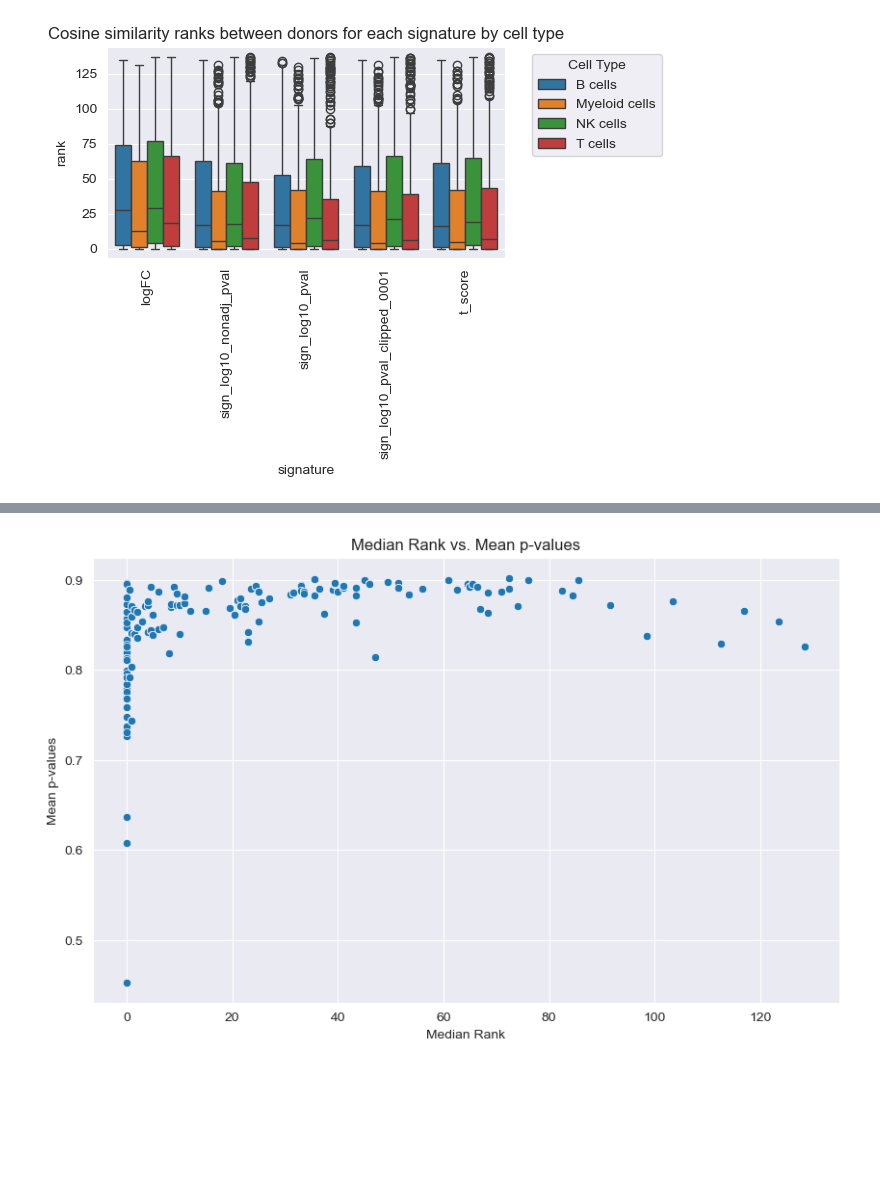
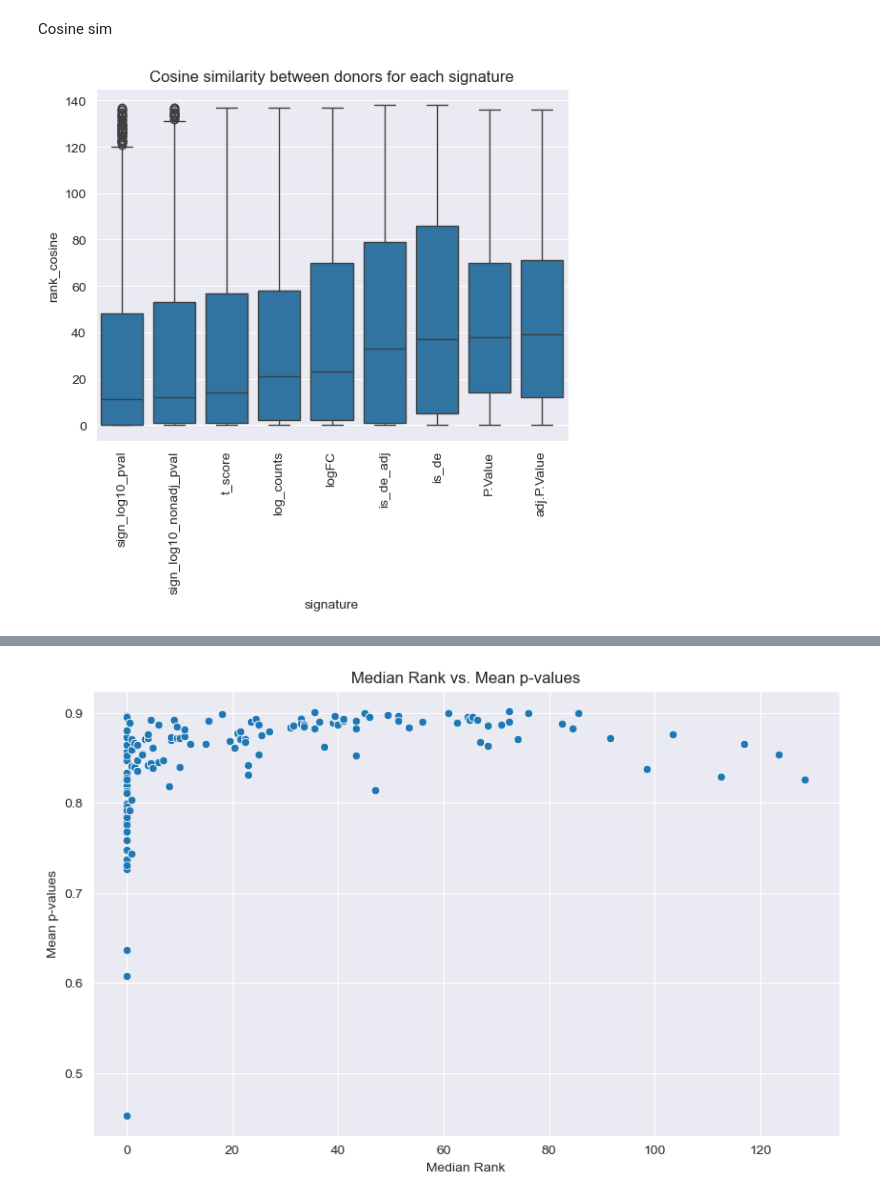
Before and after one commit to theislab/task-dge-perturbation-prediction-analysis, a Jupyter notebook: representation_analysis/representation_analysis.ipynb, the cells around one changed output, grey strips where cells are left out. Cells and saved outputs as stored; diff of their text form; code cells hidden in the pictures; blank space fills up the shorter version.

```diff
--- a/representation_analysis/representation_analysis.ipynb
+++ b/representation_analysis/representation_analysis.ipynb
@@ -33,7 +40,17 @@ def de_to_t_score(de):
     p_value = 10 ** (-np.abs(de))
     return - norm.ppf(p_value / 2) * np.sign(de)
 # %%
-adata.layers['t_score'] = de_to_t_score(adata.layers['sign_log10_pval'])
+adata.layers['t_score'] = de_to_t_score(adata.layers['sign_log10_nonadj_pval'])
+# %%
+def calculate_mse(single_data, multiple_data):
+    squared_diffs = (single_data - multiple_data) ** 2
+    mse_results = np.mean(squared_diffs, axis=1)
+    return np.expand_dims(mse_results, axis=0)
+# %%
+def calculate_mae(single_data, multiple_data):
+    abs_diffs = np.abs(single_data - multiple_data)
+    mae_results = np.mean(abs_diffs, axis=1)
+    return np.expand_dims(mae_results, axis=0)
 # %%
 ranks = {
     'signature': [],
@@ -41,7 +58,9 @@ ranks = {
     'donor_id_1': [],
     'donor_id_2': [],
     'sm_name': [],
-    'rank': [],
+    'rank_cosine': [],
+    'rank_mae': [],
+    'rank_mse': []
 }
 
 # Iterate over each layer (signature) to calculate cosine similarities
@@ -66,17 +85,26 @@ for signature in adata.layers.keys():
                     continue
                 # get index of sm_name in donor_data_2
                 idx = np.where(donor_data_2.obs['sm_name'] == sm_name)[0][0]
+                data1 = donor_data_1[donor_data_1.obs['sm_name'] == sm_name].layers[signature].astype(float)
+                data2 = donor_data_2.layers[signature].astype(float)
                 cosine_similarity = pairwise.cosine_similarity(
-                    donor_data_1[donor_data_1.obs['sm_name'] == sm_name].layers[signature],
-                    donor_data_2.layers[signature]
+                    data1,
+                    data2
                 )
-                rank = np.where(np.argsort(-cosine_similarity) == idx)[1][0]
+                # pairwise MAE
+                mae = calculate_mae(data1, data2)
+                mse = calculate_mse(data1, data2)
+                rank_cosine = np.where(np.argsort(-cosine_similarity) == idx)[1][0]
+                rank_mae = np.where(np.argsort(mae) == idx)[1][0]
+                rank_mse = np.where(np.argsort(mse) == idx)[1][0]
                 ranks['signature'].append(signature)
                 ranks['cell_type'].append(cell_type)
                 ranks['donor_id_1'].append(donor_id_1)
                 ranks['donor_id_2'].append(donor_id_2)
                 ranks['sm_name'].append(sm_name)
-                ranks['rank'].append(rank)
+                ranks['rank_cosine'].append(rank_cosine)
+                ranks['rank_mae'].append(rank_mae)
+                ranks['rank_mse'].append(rank_mse)
 
 # Convert ranks to DataFrame for easier manipulation and output
 ranks_df = pd.DataFrame(ranks)
@@ -109,10 +120,0 @@ ranks_df_subset = ranks_df[ranks_df['signature'].isin(['sign_log10_pval', 't_sco
-# %%
-# same but per cell type, donor and sm_name
-sns.boxplot(data=ranks_df_subset, x='signature', y='rank', hue='cell_type')
-plt.xticks(rotation=90)  # Rotate the x-axis labels for better readability
-plt.title('Cosine similarity ranks between donors for each signature by cell type')
-plt.legend(title='Cell Type', bbox_to_anchor=(1.05, 1), loc='upper left')  # Move the legend outside of the plot
-plt.tight_layout()  # Adjust the layout to make room for the legend
-plt.show()
-# %% [output]
-[figure, removed]
@@ -121,0 +121,10 @@ plt.show()
+# %% [markdown]
+Cosine sim
+# %%
+ordered_signatures = ranks_df.groupby('signature')['rank_cosine'].median().sort_values().index
+sns.boxplot(data=ranks_df, x='signature', y='rank_cosine', order=ordered_signatures)
+plt.xticks(rotation=90)
+plt.title('Cosine similarity between donors for each signature')
+plt.show()
+# %% [output]
+[figure, added]
```
Also changed, not shown: parts of 34 cells of this notebook.
